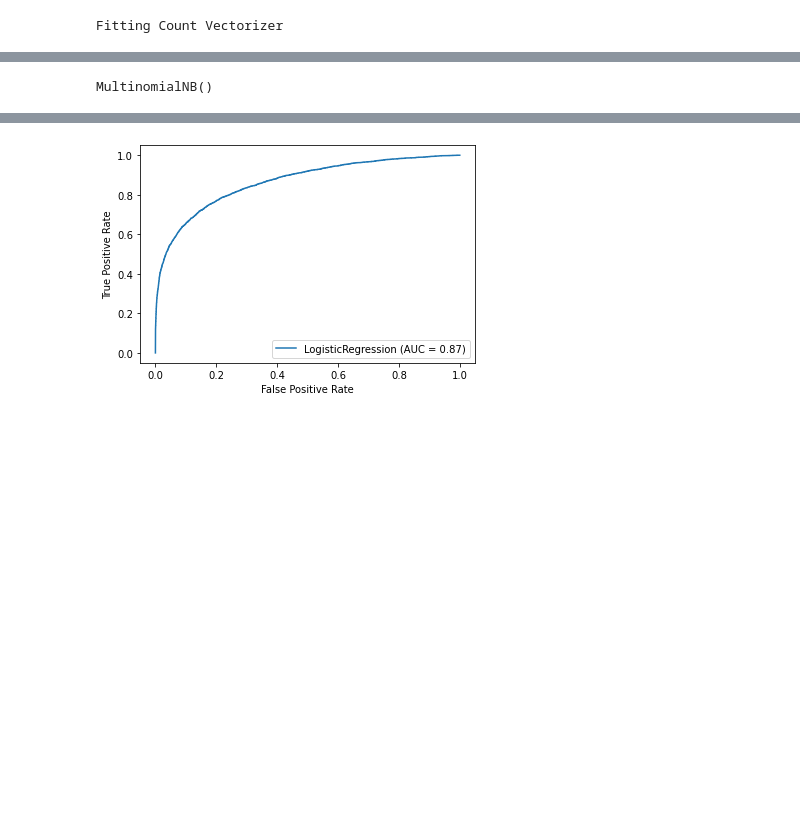
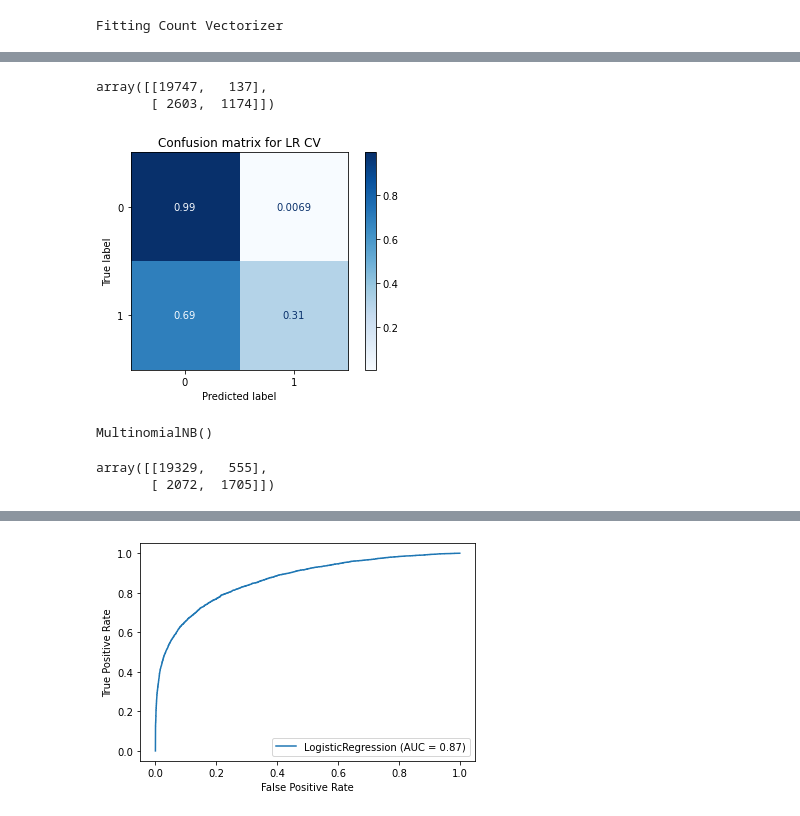
Before and after one commit to yagnesh7/dsga1001-term-project, a Jupyter notebook: modeling/Preprocess & Model.ipynb, the cells around one changed output, grey strips where cells are left out. Drawn from its saved outputs; the diff is of its cells as text; code cells hidden in the pictures; blank space fills up the shorter version.

```diff
--- a/modeling/Preprocess & Model.ipynb
+++ b/modeling/Preprocess & Model.ipynb
@@ -250,6 +259,25 @@ Please also refer to the documentation for alternative solver options:
 LogisticRegression()
+# %%
+confusion_matrix(y_test, lr_cv.predict(X_test_cv))
+# %% [output]
+array([[19747,   137],
+       [ 2603,  1174]])
+# %%
+matrix = plot_confusion_matrix(lr_cv, X_test_cv, y_test,
+                                 cmap=plt.cm.Blues,
+                                 normalize='true')
+plt.title('Confusion matrix for LR CV')
+plt.show(matrix)
+plt.show()
+# %% [output]
+[figure, added]
 # %%
 mnb_cv = MultinomialNB()
 mnb_cv.fit(X_train_cv, y_train)
 # %% [output]
 MultinomialNB()
+# %%
+confusion_matrix(y_test, mnb_cv.predict(X_test_cv))
+# %% [output]
+array([[19329,   555],
+       [ 2072,  1705]])
```
Also changed, not shown: parts of 27 cells of this notebook.
